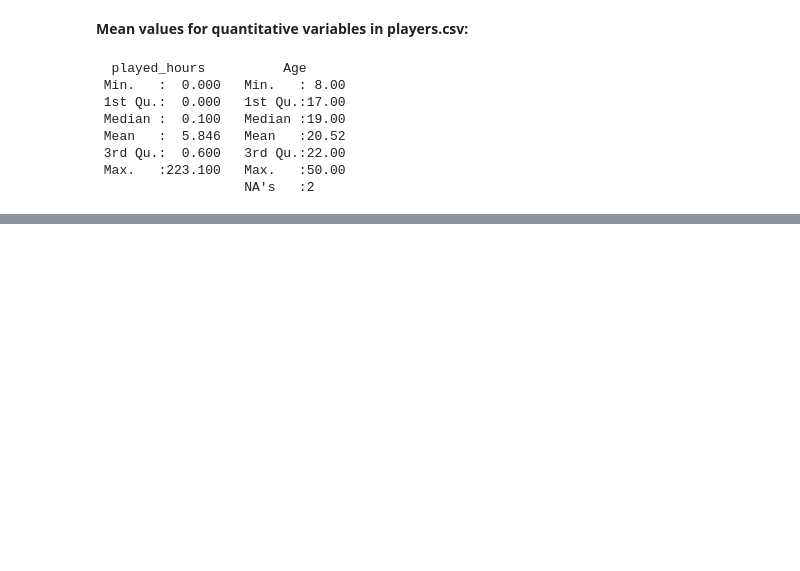
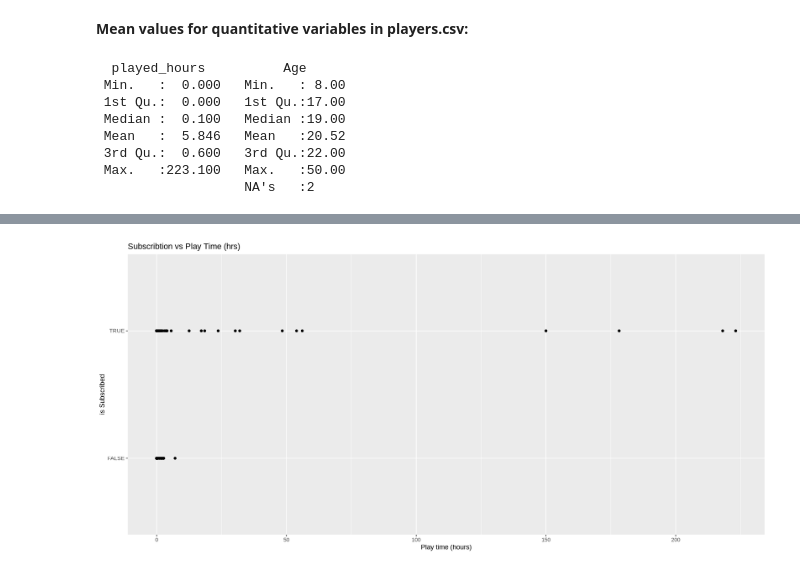
Before and after one commit to emmah47/dsci100-project, a Jupyter notebook: Individual.ipynb, the cells around one changed output, grey strips where cells are left out. Cells and saved outputs as stored; diff of their text form; code cells hidden in the pictures; blank space fills up the shorter version.

```diff
--- a/Individual.ipynb
+++ b/Individual.ipynb
@@ -251,0 +281,10 @@ summary(players_quantitative_data)
+# %%
+played_hours_scatterplot <- ggplot(players_data, aes(x = played_hours, y = subscribe)) +
+	geom_point() +
+	labs(title = "Subscribtion vs Play Time (hrs)",
+       x = "Play time (hours)",
+       y = "is Subscribed")
+
+played_hours_scatterplot
+# %% [output]
+[figure, added]
```
Also changed, not shown: parts of 5 cells of this notebook.
